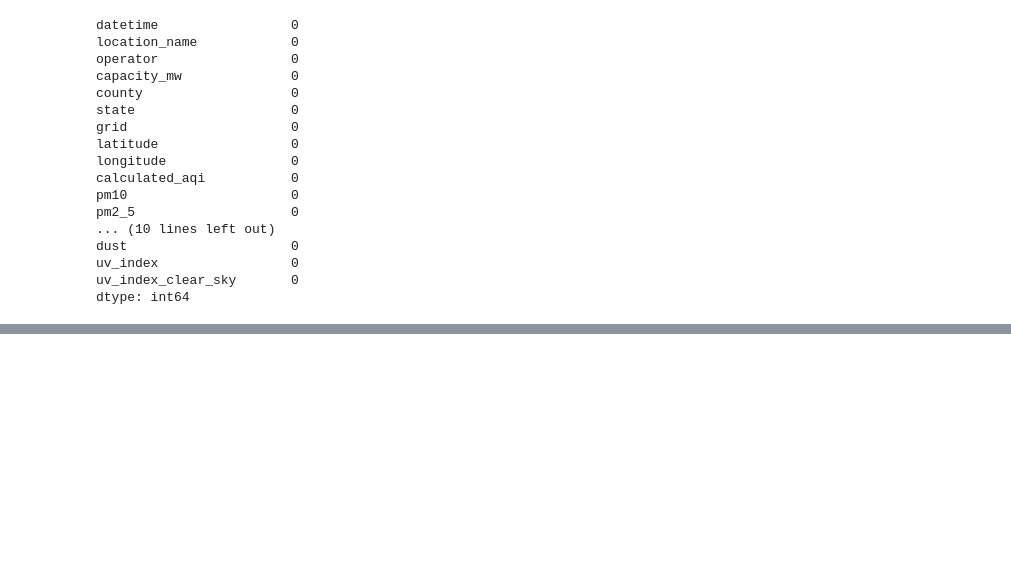
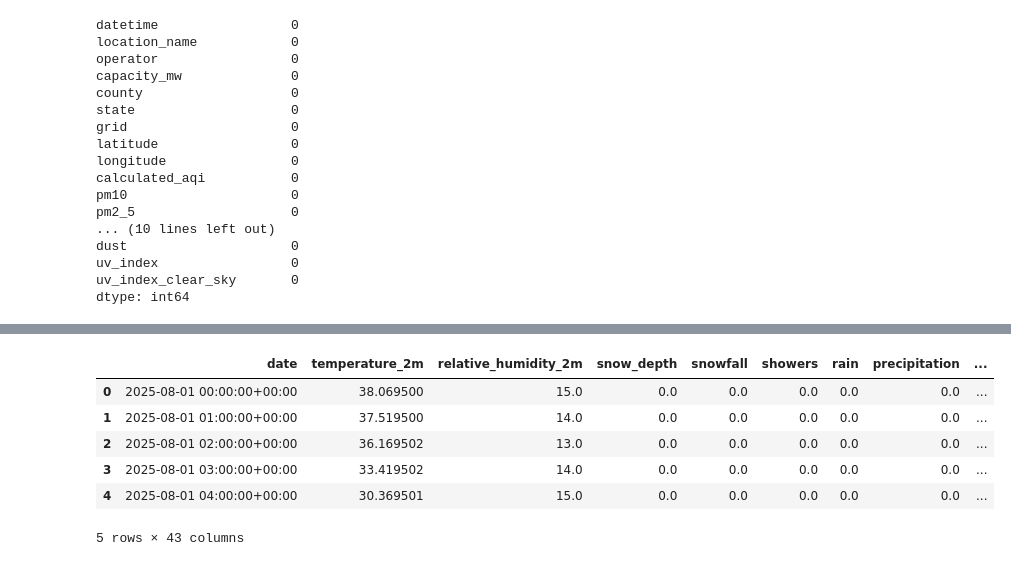
Before and after one commit to haran2001/AQI, a Jupyter notebook: battery_arbitrage/data_analysis.ipynb, the cells around one changed output, grey strips where cells are left out. Drawn from its saved outputs; the diff is of its cells as text; code cells hidden in the pictures; blank space fills up the shorter version.

```diff
--- a/battery_arbitrage/data_analysis.ipynb
+++ b/battery_arbitrage/data_analysis.ipynb
@@ -178,0 +201,10 @@ df1 = pd.read_csv('data/2025-08-01_2025-09-01_open_metero_weather_data.csv')
+# %%
+df1.head()
+# %% [output]
+|  | date | temperature_2m | relative_humidity_2m | snow_depth | snowfall | showers | rain | precipitation | ... |
+| 0 | 2025-08-01 00:00:00+00:00 | 38.069500 | 15.0 | 0.0 | 0.0 | 0.0 | 0.0 | 0.0 | ... |
+| 1 | 2025-08-01 01:00:00+00:00 | 37.519500 | 14.0 | 0.0 | 0.0 | 0.0 | 0.0 | 0.0 | ... |
+| 2 | 2025-08-01 02:00:00+00:00 | 36.169502 | 13.0 | 0.0 | 0.0 | 0.0 | 0.0 | 0.0 | ... |
+| 3 | 2025-08-01 03:00:00+00:00 | 33.419502 | 14.0 | 0.0 | 0.0 | 0.0 | 0.0 | 0.0 | ... |
+| 4 | 2025-08-01 04:00:00+00:00 | 30.369501 | 15.0 | 0.0 | 0.0 | 0.0 | 0.0 | 0.0 | ... |
+5 rows × 43 columns
```
Also changed, not shown: parts of 9 cells of this notebook, 15 other files.
